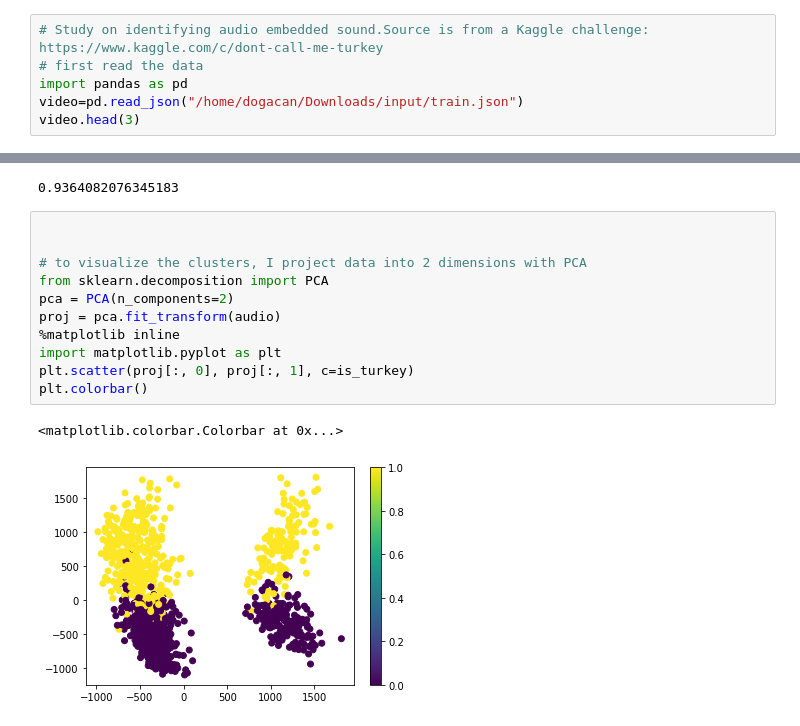
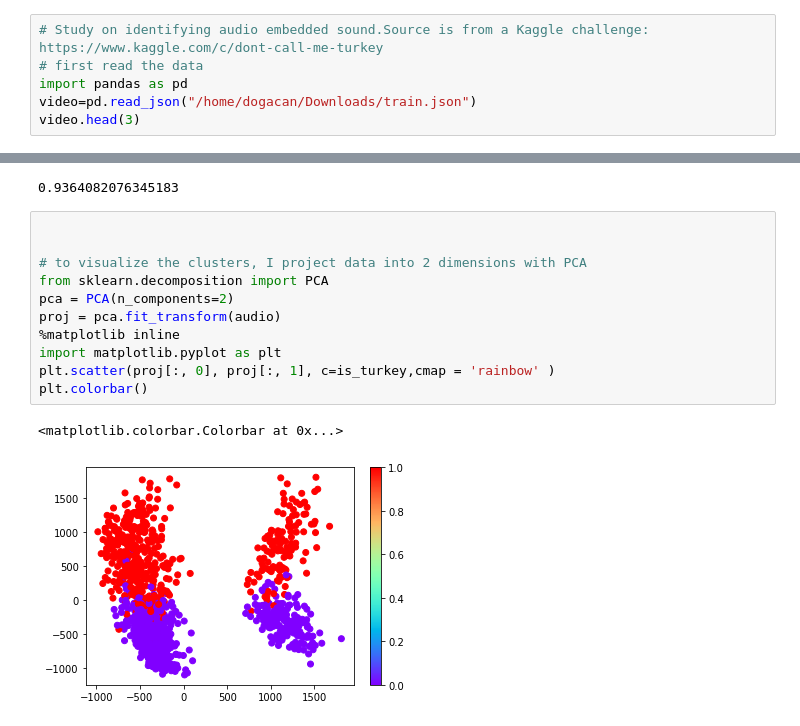
Before and after one commit to dogacandu/operations-and-analysis, a Jupyter notebook: turkey_sound.ipynb, the cells around one changed output, grey strips where cells are left out. Drawn from its saved outputs; the diff is of its cells as text.

```diff
--- a/turkey_sound.ipynb
+++ b/turkey_sound.ipynb
@@ -2,7 +2,7 @@
 # Study on identifying audio embedded sound.Source is from a Kaggle challenge: https://www.kaggle.com/c/dont-call-me-turkey
 # first read the data
 import pandas as pd
-video=pd.read_json("/home/dogacan/Downloads/input/train.json")
+video=pd.read_json("/home/dogacan/Downloads/train.json")
 video.head(3)
 # %% [output]
 |  | audio_embedding | end_time_seconds_youtube_clip | is_turkey | start_time_seconds_youtube_clip | vid_id |
@@ -47,14 +47,14 @@ cross_val_score(model, audio, is_turkey, cv=5).mean()
 # %%
 
 
 # to visualize the clusters, I project data into 2 dimensions with PCA
 from sklearn.decomposition import PCA
 pca = PCA(n_components=2)
 proj = pca.fit_transform(audio)
 %matplotlib inline
 import matplotlib.pyplot as plt
-plt.scatter(proj[:, 0], proj[:, 1], c=is_turkey)
+plt.scatter(proj[:, 0], proj[:, 1], c=is_turkey,cmap = 'rainbow' )
 plt.colorbar()
 # %% [output]
 <matplotlib.colorbar.Colorbar at 0x...>
-[figure, old version]
+[figure, new version]
```
